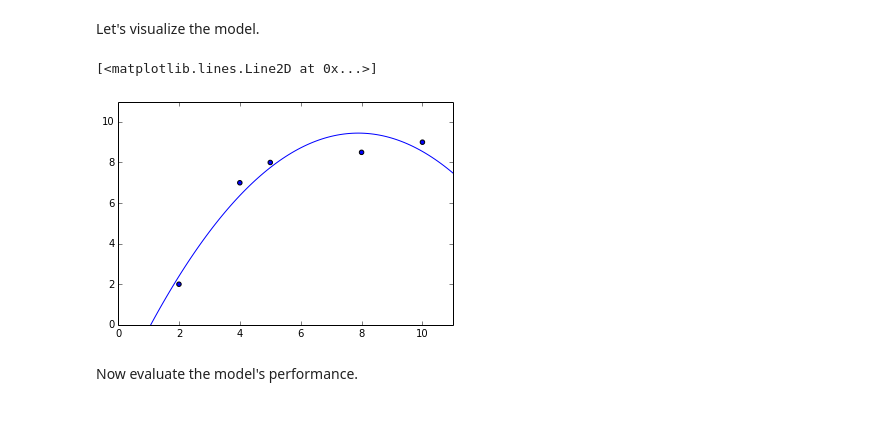
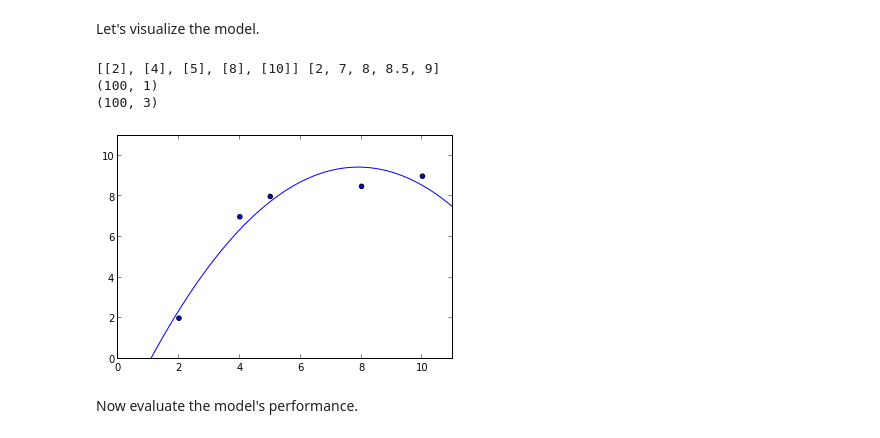
Before and after one commit to gavinmh/GADS12-NYC, a Jupyter notebook: lecture-5/PolynomialRegressionAndRegularization.ipynb, the cells around one changed output. Drawn from its saved outputs; the diff is of its cells as text; code cells hidden in the pictures.

```diff
--- a/lecture-5/PolynomialRegressionAndRegularization.ipynb
+++ b/lecture-5/PolynomialRegressionAndRegularization.ipynb
@@ -42,9 +40,9 @@ LinearRegression(copy_X=True, fit_intercept=True, normalize=False)
 # %% [markdown]
 The folloing will create some points that we can use to visualize the regression hyperlane.
 # %%
-hyperplane_x = np.arange(0, 12, 0.1)
-hyperplane_x = hyperplane_x.reshape(hyperplane_x.shape[0], 1)
-hyperplane_y = regressor.predict(hyperplane_x)
+xx = np.linspace(0, 12, 100)
+xx = xx.reshape(xx.shape[0], 1)
+yy = regressor.predict(xx)
 # %% [markdown]
 ### Evaluating the Model
 # %% [markdown]
@@ -109,14 +98,17 @@ Let's visualize the model.
 # %%
 # TODO scatter plot the training and test data (not the quadratic feature representation of the training data).
 
 # TODO set the ranges of the x and y axes to (0, 11)
 
-hyperplane_x_quadratic = quadratic_featurizer.transform(hyperplane_x)
-hyperplane_y = quadratic_regressor.predict(hyperplane_x_quadratic)
-plt.plot(hyperplane_x, hyperplane_y)
+xx_quadratic = quadratic_featurizer.transform(xx)
+yy_quadratic = quadratic_regressor.predict(xx_quadratic)
+plt.plot(xx, yy_quadratic)
+plt.show()
 # %% [output]
-[<matplotlib.lines.Line2D at 0x...>]
+[[2], [4], [5], [8], [10]] [2, 7, 8, 8.5, 9]
+(100, 1)
+(100, 3)
-[figure, old version]
+[figure, new version]
 # %% [markdown]
 Now evaluate the model's performance.
 # %%
```
Also changed, not shown: parts of 9 cells of this notebook, 4 other files.
